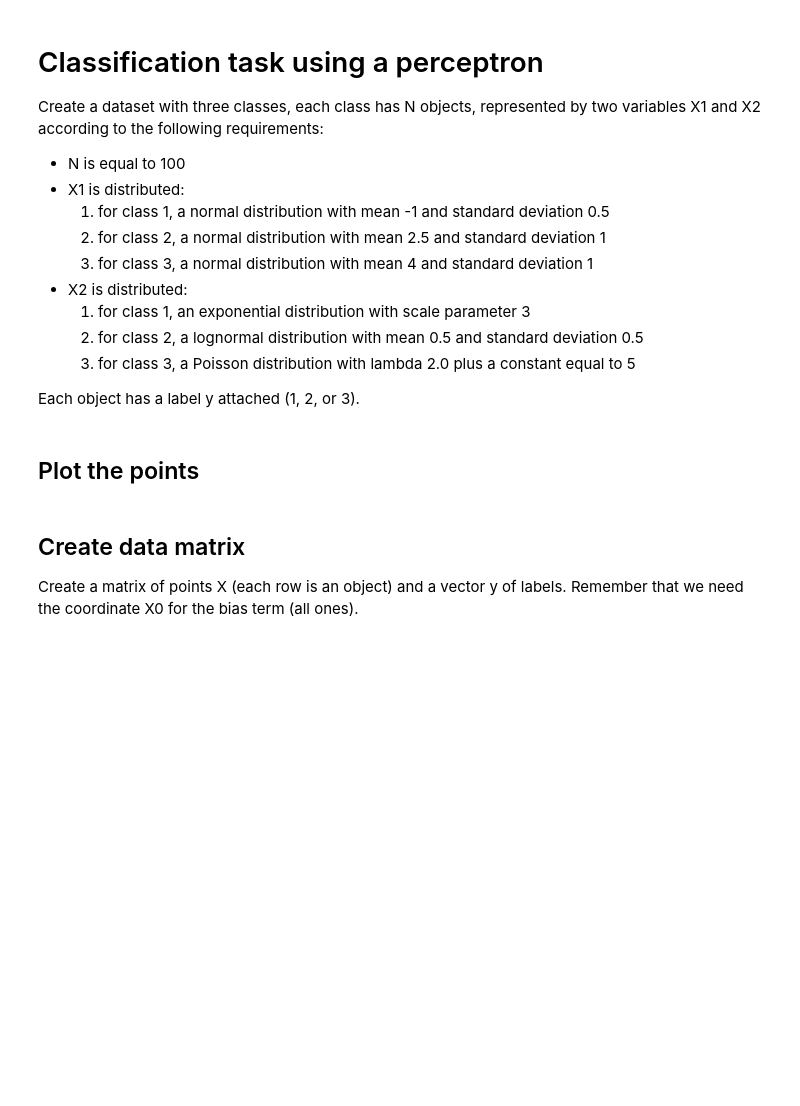
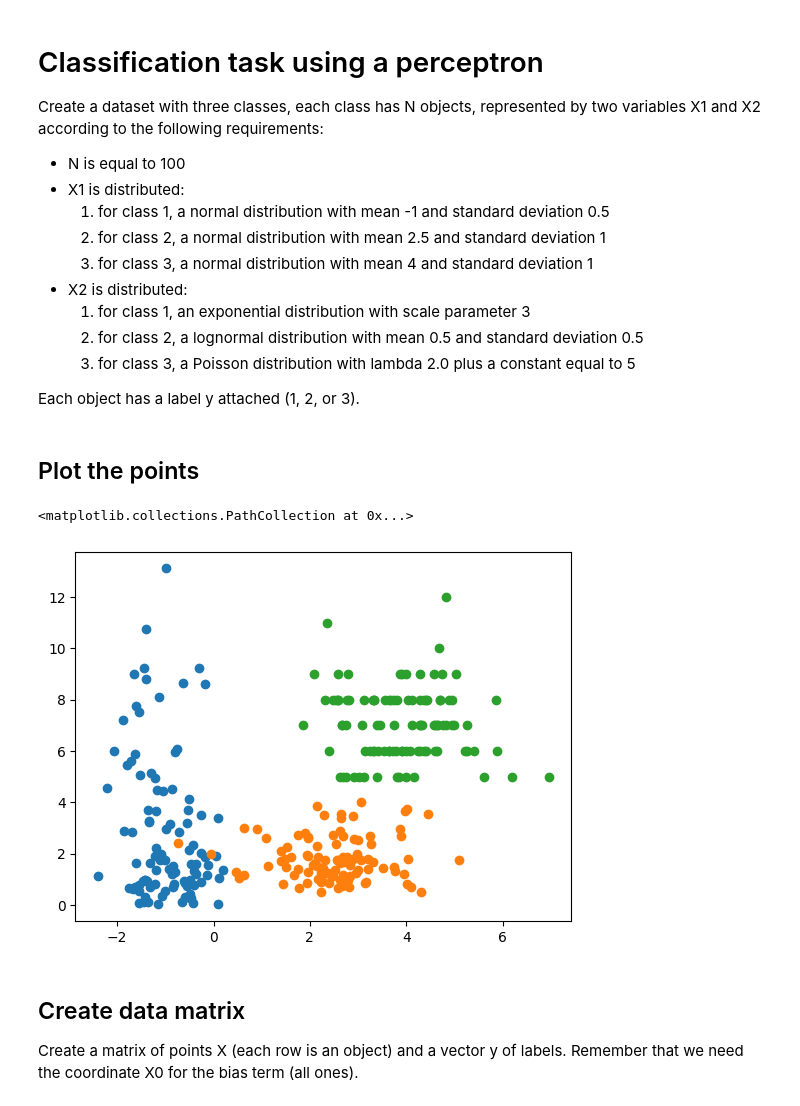
Before and after one commit to imAlessas/machine-learning, a Jupyter notebook: exercises/classification-perceptron.ipynb, the cells around one changed output. Saved outputs shown, nothing was run; the diff lists cells and outputs as text; code cells hidden in the pictures; blank space fills up the shorter version.

```diff
--- a/exercises/classification-perceptron.ipynb
+++ b/exercises/classification-perceptron.ipynb
@@ -26,30 +26,28 @@ N = 100
 # generate points
 X1_1 = np.random.normal(loc = -1, scale =  0.5, size = N)
 X1_2 = np.random.normal(loc = 2.5, scale = 1, size = N)
-X1_3 = np.random.normal(loc = 4, loc = 1, size = N)
+X1_3 = np.random.normal(loc = 4, scale = 1, size = N)
 
 X2_1 = np.random.exponential(scale = 3, size = N)
 X2_2 = np.random.lognormal(mean = 0.5, sigma = 0.5, size = N)
-X2_3 = np.random.poission(lam = 2, size = N) + 5
+X2_3 = np.random.poisson(lam = 2, size = N) + 5
 
 
 # For each set of points, we need the labels
 y1 = np.ones(N) # 100 labels equal to one
-
-# 200 more lables, for X2_2 = np.random.lognormal(mean = 0.5, sigma = 0.5, size = N)
-X2_3 = np.random.poission(lam = 2, size = N) + 5
-
-
-# For each set of points, we need the labels
-y1 = np.ones(N) # 100 labels equal to one
-
-# 200 more lables, for the other two class
-
-# controlla file txt please
+y2 = np.ones(N) * 2 # 100 labels equal to 2
+y3 = np.ones(N) * 3 # equal to 3
 # %% [markdown]
 ## Plot the points
 # %%
 import matplotlib.pyplot as plt
+
+plt.scatter(X1_1, X2_1)
+plt.scatter(X1_2, X2_2)
+plt.scatter(X1_3, X2_3)
+# %% [output]
+<matplotlib.collections.PathCollection at 0x...>
+[figure, added]
 # %% [markdown]
 ## Create data matrix
 
```
Also changed, not shown: parts of 8 cells of this notebook.
